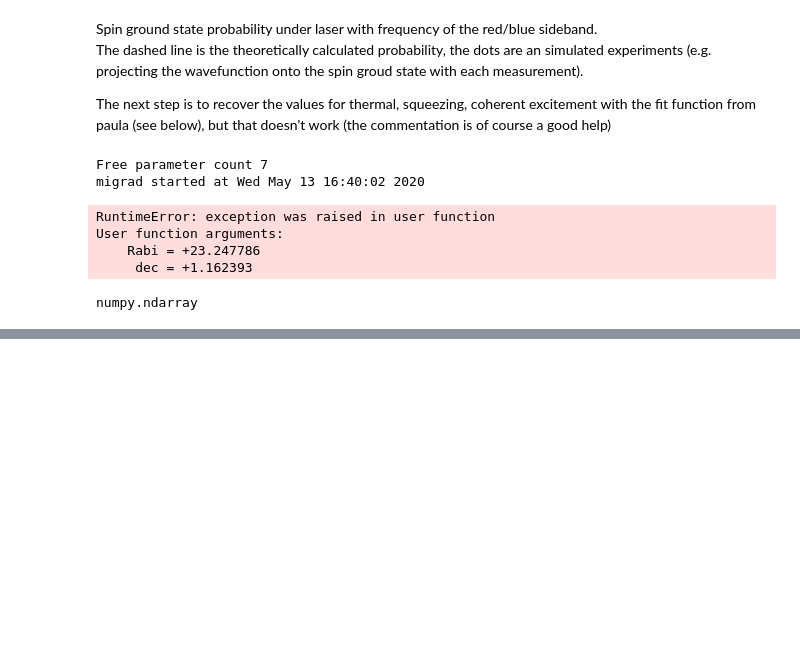
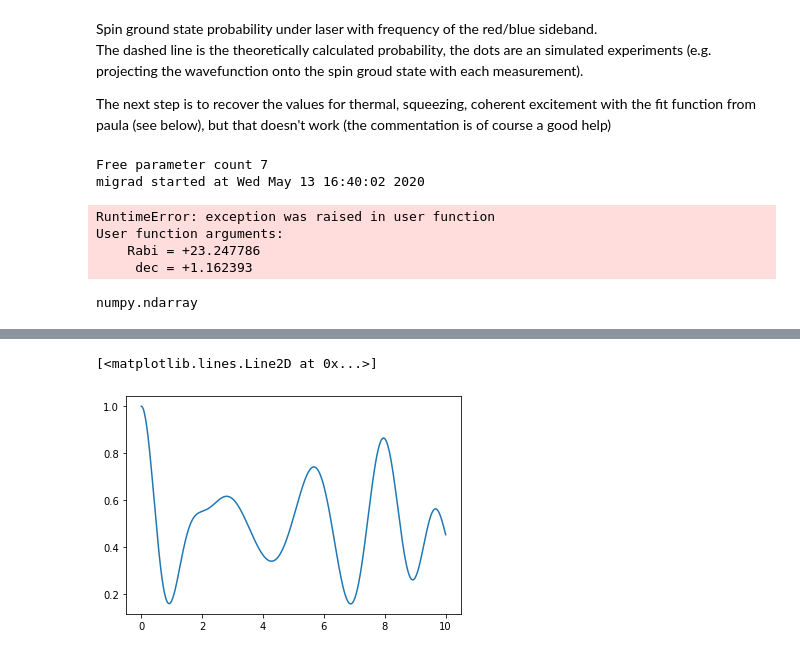
Before and after one commit to R-Thomm/Robin-Master, a Jupyter notebook: squeezed.ipynb, the cells around one changed output, grey strips where cells are left out. Cells and saved outputs as stored; diff of their text form; code cells hidden in the pictures; blank space fills up the shorter version.

```diff
--- a/squeezed.ipynb
+++ b/squeezed.ipynb
@@ -88,7 +89,3 @@ argsQP = {'n': n,
          'dtP': 4*np.pi/(2*w0),
          'delay': 0.3,
          'f0': 0.002/(9)}
-# %%
-my_string = '4+ (2 if t > 4 and t < 6 else 4)'
-t = 3
-eval(my_string)
@@ -1011,0 +1079,17 @@ elif True:
+# %%
+times = np.linspace(0, 10, 501)
+
+cList = np.full((n, 2), 0.+0j)
+for i in range(n):
+    cList[(i, 1)] = np.sqrt(np.diag(psiPS_P.full())[i])
+
+pList = []
+for t in times:
+    cts = [np.matmul(T_l_n(t, -1, i, 0, Omega, n_LD),cList[i]) for i in range(n)]
+    pgs = [np.abs(ct[1])**2 for ct in cts]
+    pList.append(np.sum(pgs))
+
+plt.plot(times, pList)
+# %% [output]
+[<matplotlib.lines.Line2D at 0x...>]
+[figure, added]
```
Also changed, not shown: parts of 7 cells of this notebook, 2 other files.
